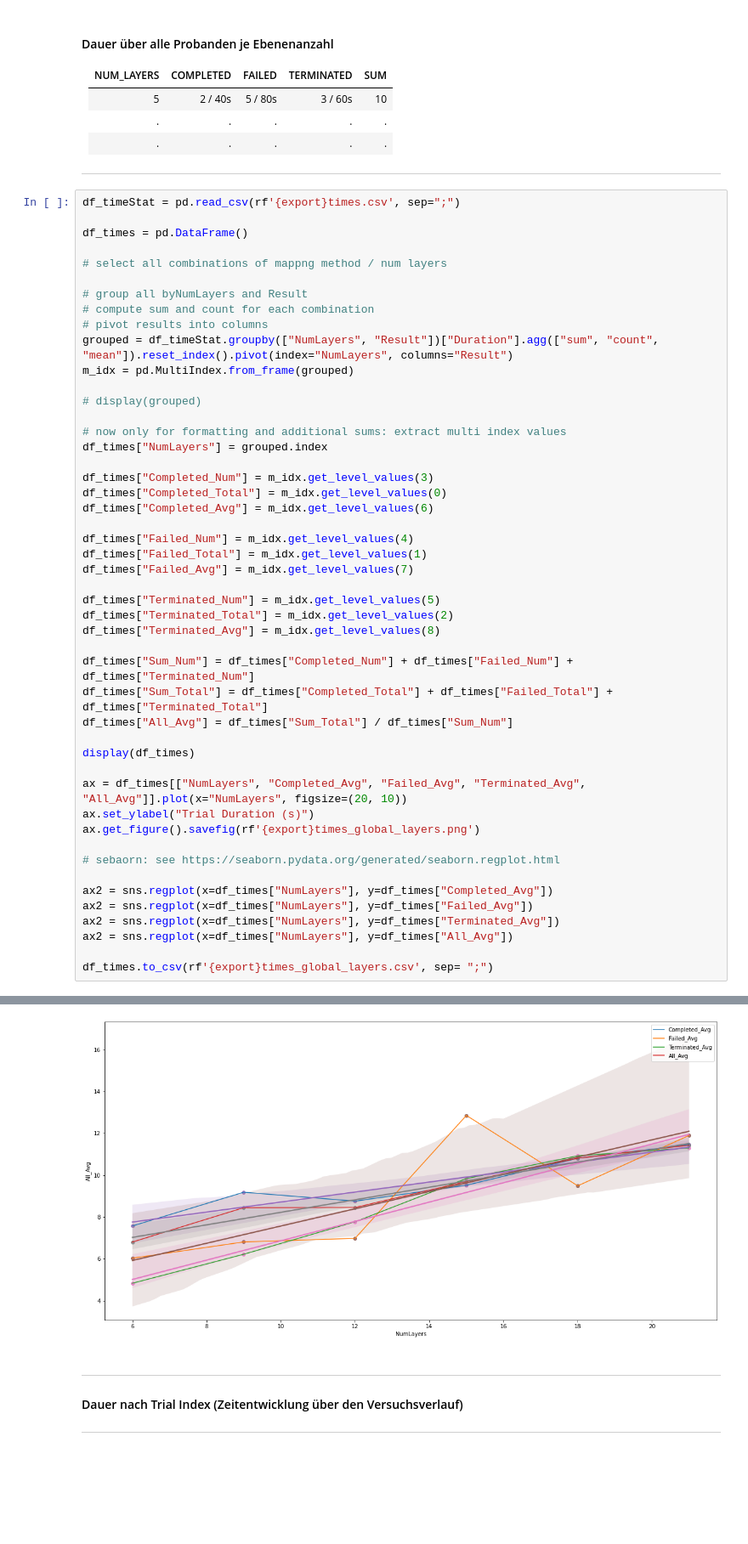
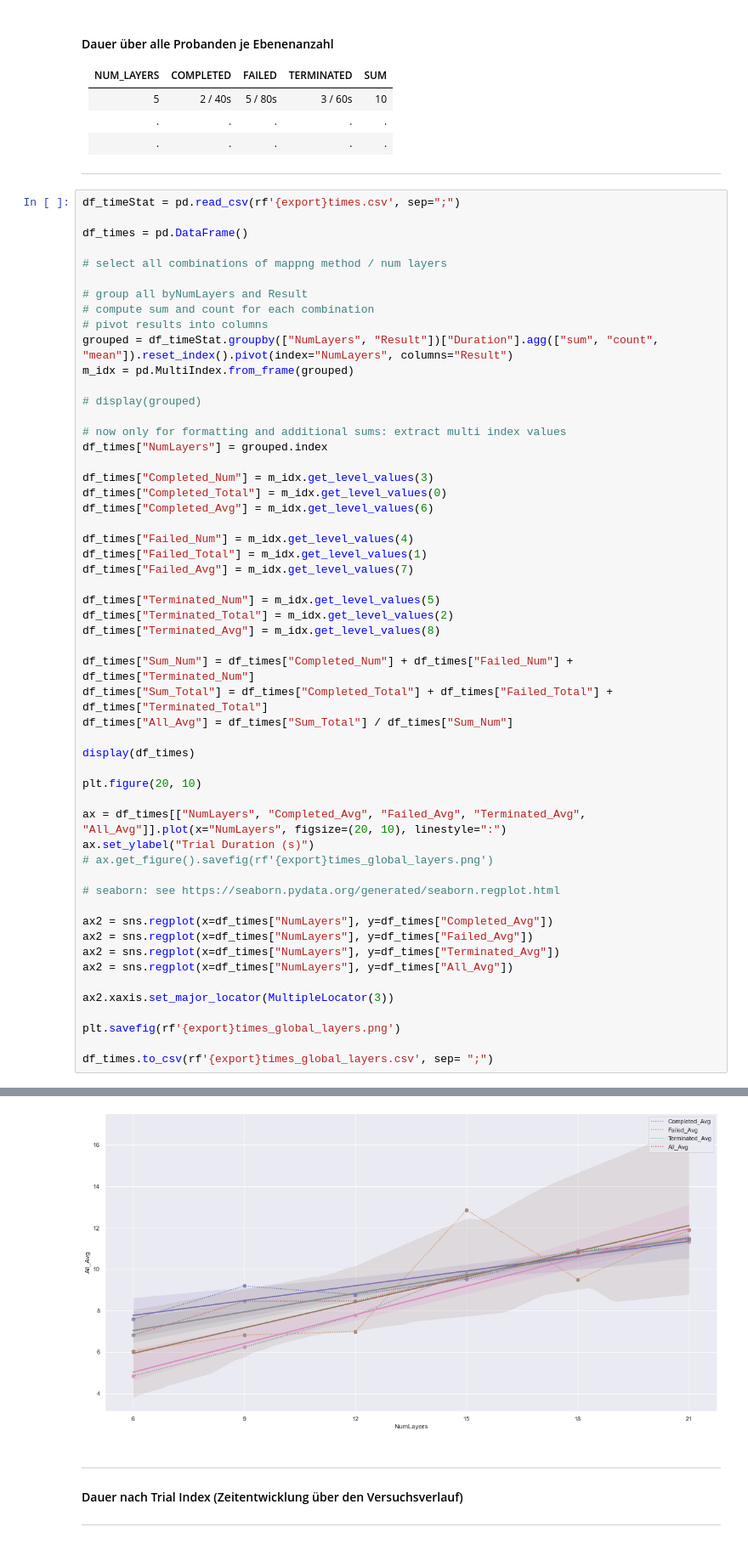
Before and after one commit to visualengineers/reflex-avi2022-results, a Jupyter notebook: code/zelasto study.ipynb, the cells around one changed output, grey strips where cells are left out. Shown at 85% size. Cells and saved outputs as stored; diff of their text form; blank space fills up the shorter version.

```diff
--- a/code/zelasto study.ipynb
+++ b/code/zelasto study.ipynb
@@ -985,37 +991,43 @@ df_times["Failed_Num"] = m_idx.get_level_values(4)
 df_times["Failed_Total"] = m_idx.get_level_values(1)
 df_times["Failed_Avg"] = m_idx.get_level_values(7)
 
 df_times["Terminated_Num"] = m_idx.get_level_values(5)
 df_times["Terminated_Total"] = m_idx.get_level_values(2)
 df_times["Terminated_Avg"] = m_idx.get_level_values(8)
 
 df_times["Sum_Num"] = df_times["Completed_Num"] + df_times["Failed_Num"] + df_times["Terminated_Num"]
 df_times["Sum_Total"] = df_times["Completed_Total"] + df_times["Failed_Total"] + df_times["Terminated_Total"]
 df_times["All_Avg"] = df_times["Sum_Total"] / df_times["Sum_Num"]
 
 display(df_times)
 
-ax = df_times[["NumLayers", "Completed_Avg", "Failed_Avg", "Terminated_Avg", "All_Avg"]].plot(x="NumLayers", figsize=(20, 10))
+plt.figure(20, 10)
+
+ax = df_times[["NumLayers", "Completed_Avg", "Failed_Avg", "Terminated_Avg", "All_Avg"]].plot(x="NumLayers", figsize=(20, 10), linestyle=":")
 ax.set_ylabel("Trial Duration (s)")
-ax.get_figure().savefig(rf'{export}times_global_layers.png')
+# ax.get_figure().savefig(rf'{export}times_global_layers.png')
 
-# sebaorn: see https://seaborn.pydata.org/generated/seaborn.regplot.html
+# seaborn: see https://seaborn.pydata.org/generated/seaborn.regplot.html
 
 ax2 = sns.regplot(x=df_times["NumLayers"], y=df_times["Completed_Avg"])
 ax2 = sns.regplot(x=df_times["NumLayers"], y=df_times["Failed_Avg"])
 ax2 = sns.regplot(x=df_times["NumLayers"], y=df_times["Terminated_Avg"])
 ax2 = sns.regplot(x=df_times["NumLayers"], y=df_times["All_Avg"])
 
+ax2.xaxis.set_major_locator(MultipleLocator(3))
+
+plt.savefig(rf'{export}times_global_layers.png')
+
 df_times.to_csv(rf'{export}times_global_layers.csv', sep= ";")
 # %% [output]
 |  | NumLayers | Completed_Num | Completed_Total | Completed_Avg | Failed_Num | Failed_Total | Failed_Avg | ... |
 | 0 | 6 | 739 | 5598.762 | 7.576133 | 13 | 78.485 | 6.037308 | ... |
 | 1 | 9 | 774 | 7111.133 | 9.187510 | 16 | 108.995 | 6.812188 | ... |
 | 2 | 12 | 732 | 6413.881 | 8.762133 | 16 | 111.766 | 6.985375 | ... |
 | 3 | 15 | 717 | 6827.991 | 9.523000 | 26 | 334.304 | 12.857846 | ... |
 | 4 | 18 | 708 | 7652.103 | 10.808055 | 26 | 246.834 | 9.493615 | ... |
 | 5 | 21 | 679 | 7787.346 | 11.468845 | 38 | 452.208 | 11.900211 | ... |
-[figure, old version]
+[figure, new version]
 # %% [markdown]
 ---
 #### Dauer nach Trial Index (Zeitentwicklung über den Versuchsverlauf)
```
Also changed, not shown: parts of 4 cells of this notebook, 5 other files.
